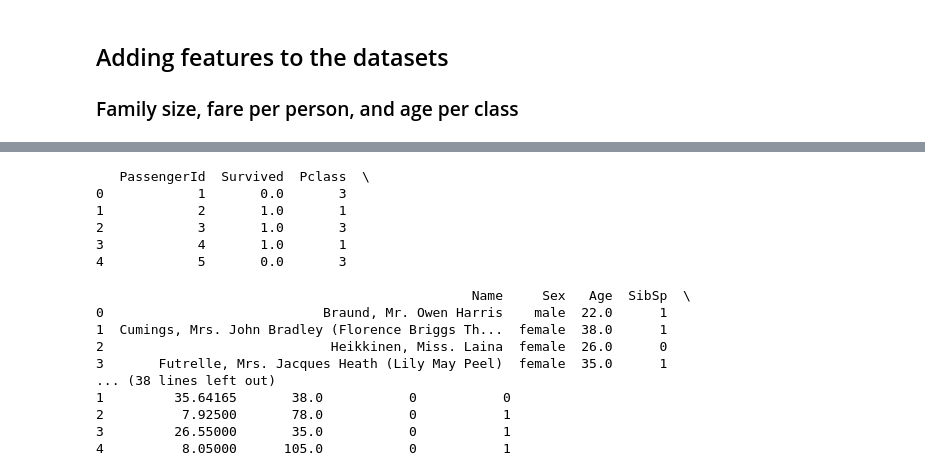
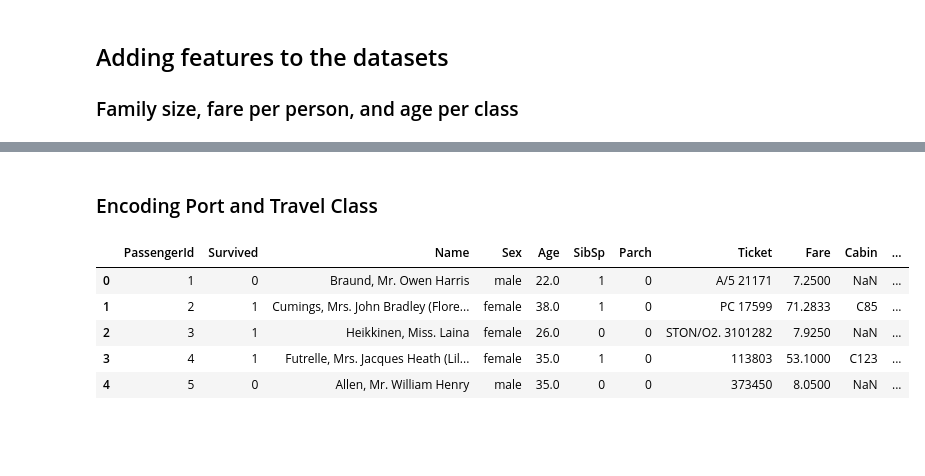
Before and after one commit to GiuliaSolinas/TitanicKaggleML, a Jupyter notebook: code/EDA_Giulia_Solinas.ipynb, the cells around one changed output, grey strips where cells are left out. Drawn from its saved outputs; the diff is of its cells as text; code cells hidden in the pictures; blank space fills up the shorter version.

Commit message:
Encoding and variable renaming

```diff
--- a/code/EDA_Giulia_Solinas.ipynb
+++ b/code/EDA_Giulia_Solinas.ipynb
@@ -288,11 +232,10 @@ df_test.describe(include='all').T
 # save the datasets as dataframes and list them
 # This is a useful step to then use the list for loops or functions
 
-df_full = pd.DataFrame(df_full)
 df_test = pd.DataFrame(df_test)
 df_train = pd.DataFrame(df_train)
 
-df_list = [df_full, df_test, df_train ]
+df_list = [df_test, df_train ]
 # %% [markdown]
 ## Imputing NAs
 - The core variable with missing data is `'Age`'.
@@ -406,20 +340,20 @@ dtype: int64
 # Adding features: family size, fares per person, and age per class
 
 # Ideas to create these additional features come from the link (https://triangleinequality.wordpress.com/2013/09/08/basic-feature-engineering-with-the-titanic-data/)
-def add_features(df_train, df_test, df_full):
+def add_features(df_train, df_test):
     features = {
         'Family_Size': ('SibSp', 'Parch', lambda df: df['SibSp'] + df['Parch']),
         'Fare_Per_Person': ('Fare', 'Family_Size', lambda df: df['Fare'] / (df['Family_Size'] + 1)),
         'Age_Class': ('Age', 'Pclass', lambda df: df['Age'] * df['Pclass'])
     }
 
-    for df in [df_train, df_test, df_full]:
+    for df in [df_train, df_test]:
         for feature, (col1, col2, func) in features.items():
             df[feature] = func(df)
 
-    return df_train, df_test, df_full
+    return df_train, df_test
 
 
 # The code above makes the calculation into a single loop and utilizes a dictionary to store the column calculations.
 
-df_train, df_test, df_full = add_features(df_train, df_test, df_full)
+df_train, df_test = add_features(df_train, df_test)
@@ -429,24 +360,26 @@ I encode the variable `'Embarked'` as I will check if there is a correlation wit
-# %%
-df_full = pd.get_dummies(df_full, columns=['Embarked'], prefix='Embarked', drop_first=True)
-df_train = pd.get_dummies(df_train, columns=['Embarked'], prefix='Embarked', drop_first=True)
-df_test = pd.get_dummies(df_test, columns=['Embarked'], prefix='Embarked', drop_first=True)
-
-print(df_full.head())
-# %% [output]
-   PassengerId  Survived  Pclass  \
-0            1       0.0       3
-1            2       1.0       1
-2            3       1.0       3
-3            4       1.0       1
-4            5       0.0       3
-
-                                                Name     Sex   Age  SibSp  \
-0                            Braund, Mr. Owen Harris    male  22.0      1
-1  Cumings, Mrs. John Bradley (Florence Briggs Th...  female  38.0      1
-2                             Heikkinen, Miss. Laina  female  26.0      0
-3       Futrelle, Mrs. Jacques Heath (Lily May Peel)  female  35.0      1
-... (38 lines left out)
-1         35.64165       38.0           0           0
-2          7.92500       78.0           0           1
-3         26.55000       35.0           0           1
-4          8.05000      105.0           0           1
+# %% [markdown]
+### Encoding Port and Travel Class
+# %%
+# copy of the two variables Embarked and Pclass in both the two datasets df_test and df_training. This is a pre-step to then proceed with the variables encoding.
+
+# Port variable
+df_train['Port'] = df_train['Embarked'].astype(str)
+df_test['Port'] = df_test['Embarked'].astype(str)
+
+# Class variable
+df_train['Class'] = df_train['Pclass'].astype(int)
+df_test['Class'] = df_test['Pclass'].astype(int)
+# %%
+# Code to encode the variables 'Embarked'  and 'PcClass' in the dataset df_train_encoded. Note that using the get_dummies function, the two orignal variables 'Embarked'  and 'PcClass' are dropped from the dataset df_train_encoded.Hence, I won't use this function.
+
+df_train_encoded = df_train.copy()
+df_train_encoded = pd.get_dummies(df_train, columns=['Embarked', 'Pclass'], prefix=['Embarked', 'Class'], drop_first=True)
+
+df_train_encoded.head()
+# %% [output]
+|  | PassengerId | Survived | Name | Sex | Age | SibSp | Parch | Ticket | Fare | Cabin | ... |
+| 0 | 1 | 0 | Braund, Mr. Owen Harris | male | 22.0 | 1 | 0 | A/5 21171 | 7.2500 | NaN | ... |
+| 1 | 2 | 1 | Cumings, Mrs. John Bradley (Flore... | female | 38.0 | 1 | 0 | PC 17599 | 71.2833 | C85 | ... |
+| 2 | 3 | 1 | Heikkinen, Miss. Laina | female | 26.0 | 0 | 0 | STON/O2. 3101282 | 7.9250 | NaN | ... |
+| 3 | 4 | 1 | Futrelle, Mrs. Jacques Heath (Lil... | female | 35.0 | 1 | 0 | 113803 | 53.1000 | C123 | ... |
+| 4 | 5 | 0 | Allen, Mr. William Henry | male | 35.0 | 0 | 0 | 373450 | 8.0500 | NaN | ... |
```
Also changed, not shown: parts of 14 cells of this notebook.
